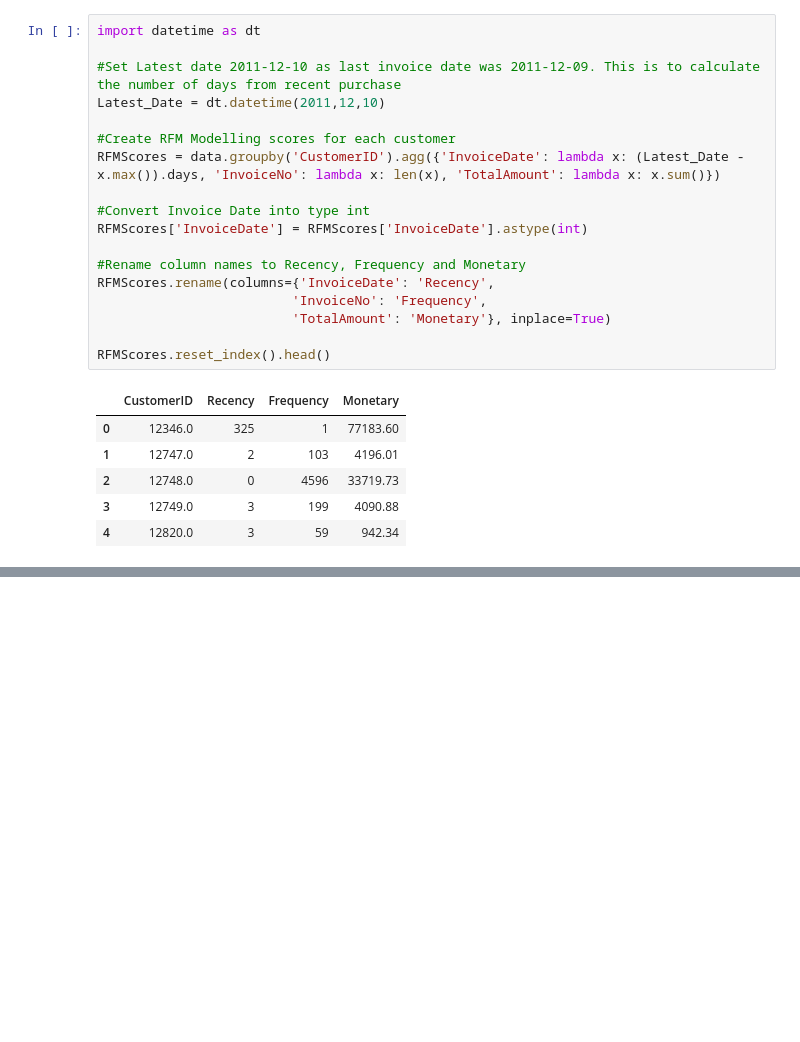
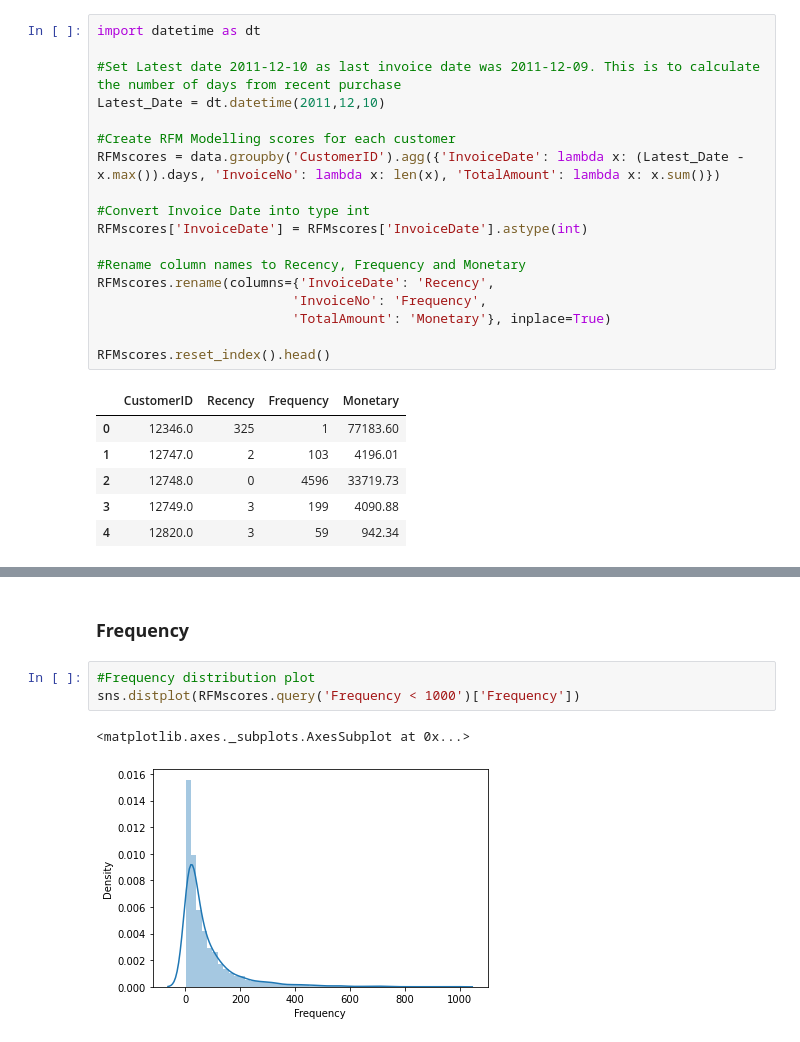
Before and after one commit to Deven876/Customer-Segmentation, a Jupyter notebook: Customer_Segmentation.ipynb, the cells around one changed output, grey strips where cells are left out. Cells and saved outputs as stored; diff of their text form; blank space fills up the shorter version.

```diff
--- a/Customer_Segmentation.ipynb
+++ b/Customer_Segmentation.ipynb
@@ -243,17 +243,17 @@ import datetime as dt
 Latest_Date = dt.datetime(2011,12,10)
 
 #Create RFM Modelling scores for each customer
-RFMScores = data.groupby('CustomerID').agg({'InvoiceDate': lambda x: (Latest_Date - x.max()).days, 'InvoiceNo': lambda x: len(x), 'TotalAmount': lambda x: x.sum()})
+RFMscores = data.groupby('CustomerID').agg({'InvoiceDate': lambda x: (Latest_Date - x.max()).days, 'InvoiceNo': lambda x: len(x), 'TotalAmount': lambda x: x.sum()})
 
 #Convert Invoice Date into type int
-RFMScores['InvoiceDate'] = RFMScores['InvoiceDate'].astype(int)
+RFMscores['InvoiceDate'] = RFMscores['InvoiceDate'].astype(int)
 
 #Rename column names to Recency, Frequency and Monetary
-RFMScores.rename(columns={'InvoiceDate': 'Recency',
+RFMscores.rename(columns={'InvoiceDate': 'Recency',
                          'InvoiceNo': 'Frequency',
                          'TotalAmount': 'Monetary'}, inplace=True)
 
-RFMScores.reset_index().head()
+RFMscores.reset_index().head()
 # %% [output]
 |  | CustomerID | Recency | Frequency | Monetary |
 | 0 | 12346.0 | 325 | 1 | 77183.60 |
@@ -284,3 +284,11 @@ min         0.000000
 75%       142.000000
 max       373.000000
 Name: Recency, dtype: float64
+# %% [markdown]
+### **Frequency**
+# %%
+#Frequency distribution plot
+sns.distplot(RFMscores.query('Frequency < 1000')['Frequency'])
+# %% [output]
+<matplotlib.axes._subplots.AxesSubplot at 0x...>
+[figure, added]
```
Also changed, not shown: parts of 8 cells of this notebook.
